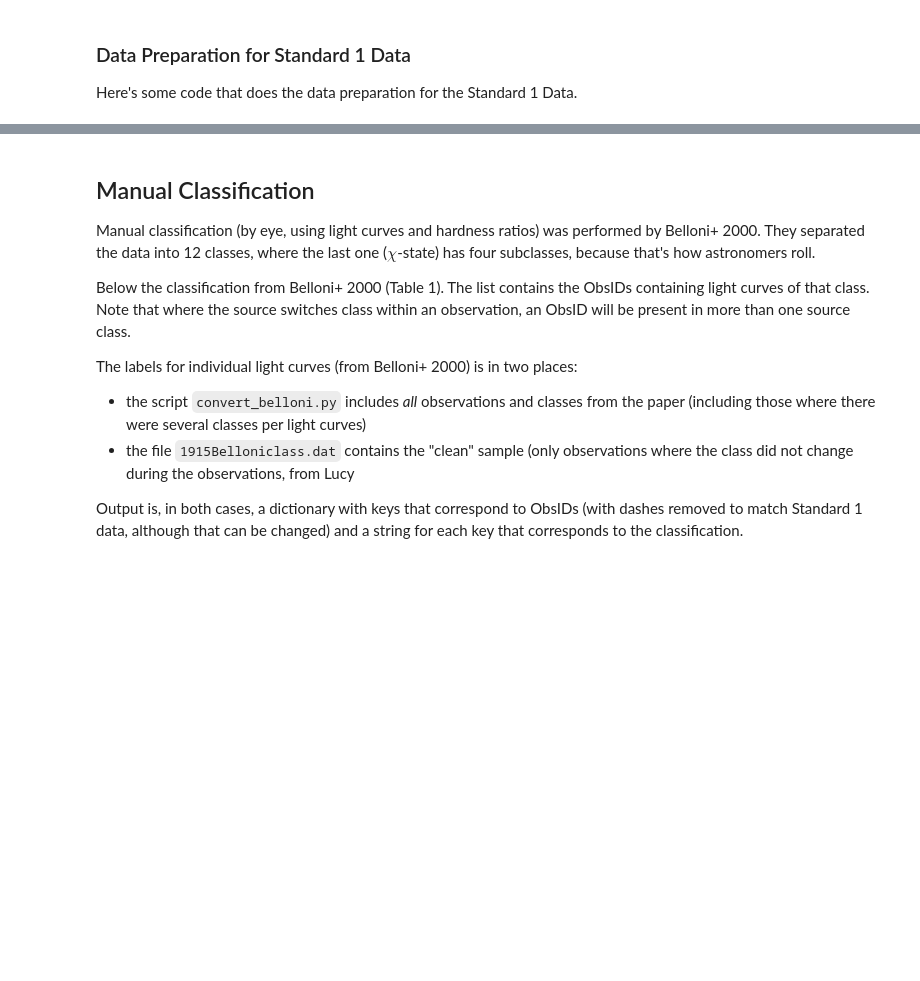
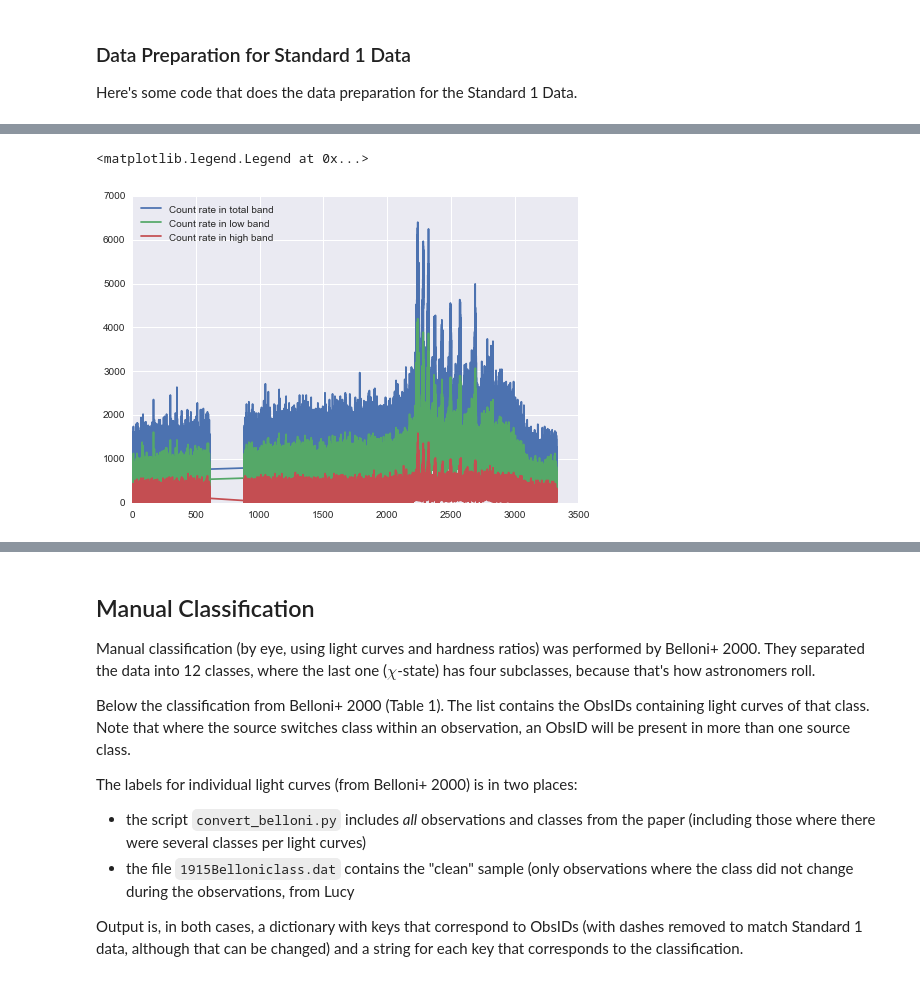
Before and after one commit to dhuppenkothen/BlackHoleMagic, a Jupyter notebook: GRS1915_RXTE_std1_analysis.ipynb, the cells around one changed output, grey strips where cells are left out. Drawn from its saved outputs; the diff is of its cells as text; code cells hidden in the pictures; blank space fills up the shorter version.

```diff
--- a/GRS1915_RXTE_std1_analysis.ipynb
+++ b/GRS1915_RXTE_std1_analysis.ipynb
@@ -108,0 +214,10 @@ for f in files:
+# %%
+## let's plot an example of the three bands
+dtest = np.loadtxt("LC_20402-01-30-01_combined.dat")
+plt.plot(dtest[:,0], dtest[:,1], label="Count rate in total band")
+plt.plot(dtest[:,0], dtest[:,2], label="Count rate in low band")
+plt.plot(dtest[:,0], dtest[:,3], label="Count rate in high band")
+plt.legend(loc="upper left")
+# %% [output]
+<matplotlib.legend.Legend at 0x...>
+[figure, added]
```
Also changed, not shown: parts of 32 cells of this notebook.
